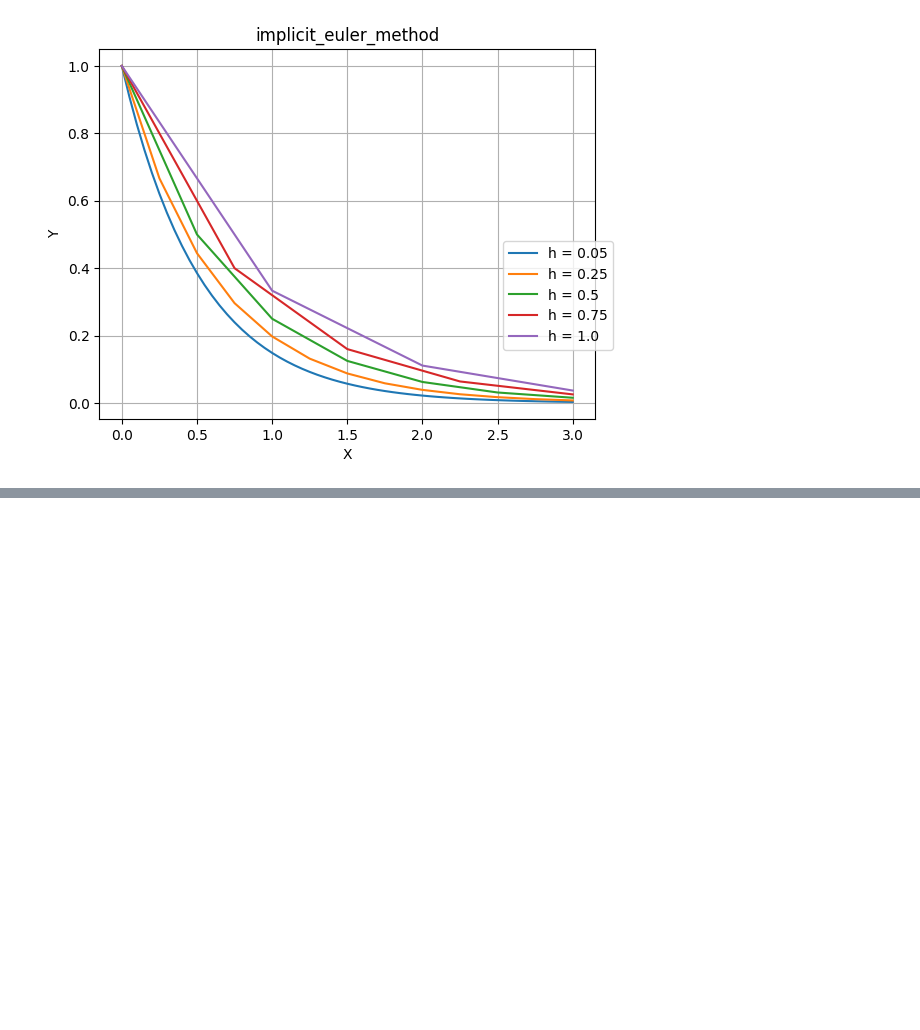
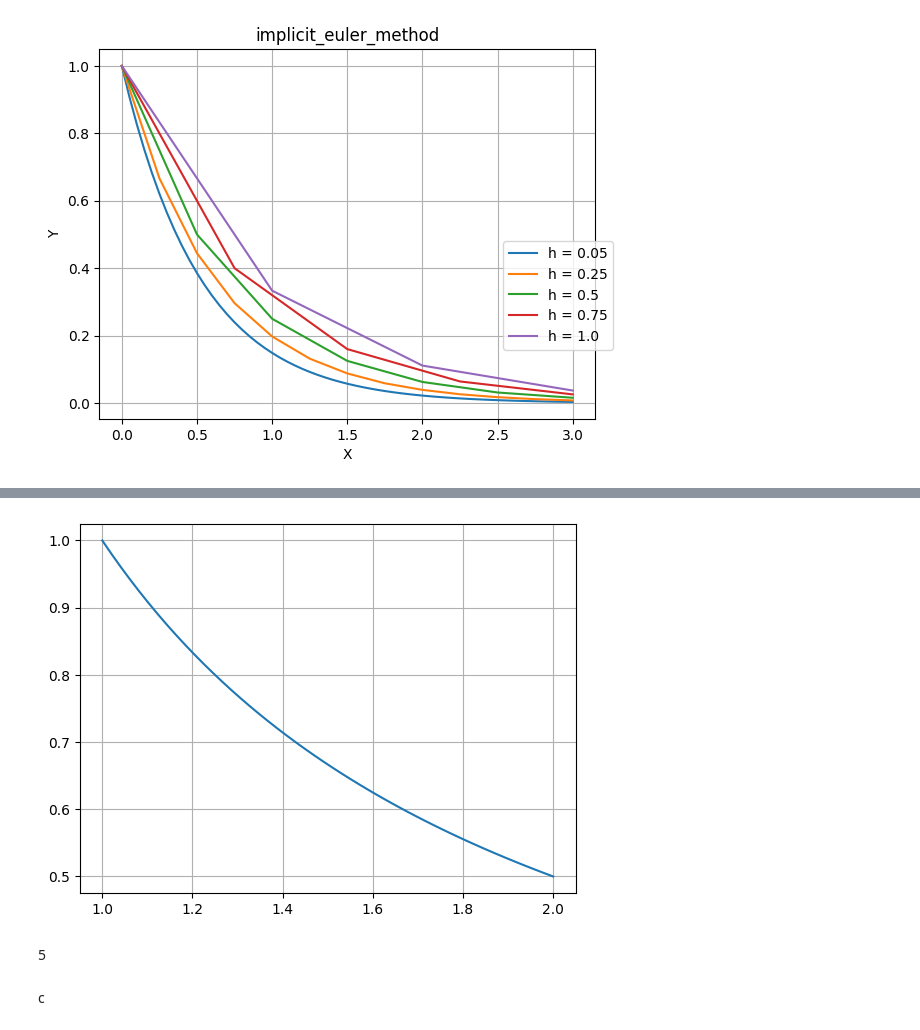
Before and after one commit to weldersalvador/Numerical-analysis-Python, a Jupyter notebook: Differential_Equations/euler/euler_method.ipynb, the cells around one changed output, grey strips where cells are left out. Drawn from its saved outputs; the diff is of its cells as text; code cells hidden in the pictures; blank space fills up the shorter version.

```diff
--- a/Differential_Equations/euler/euler_method.ipynb
+++ b/Differential_Equations/euler/euler_method.ipynb
@@ -59,0 +99,8 @@ plot_aprox(1,0,3,func,h = h, method = implicit_euler_method)
+# %%
+plot_real(1,2,real_func)
+# %% [output]
+[figure, added]
+# %% [markdown]
+5
+# %% [markdown]
+c
```
Also changed, not shown: parts of 13 cells of this notebook.
